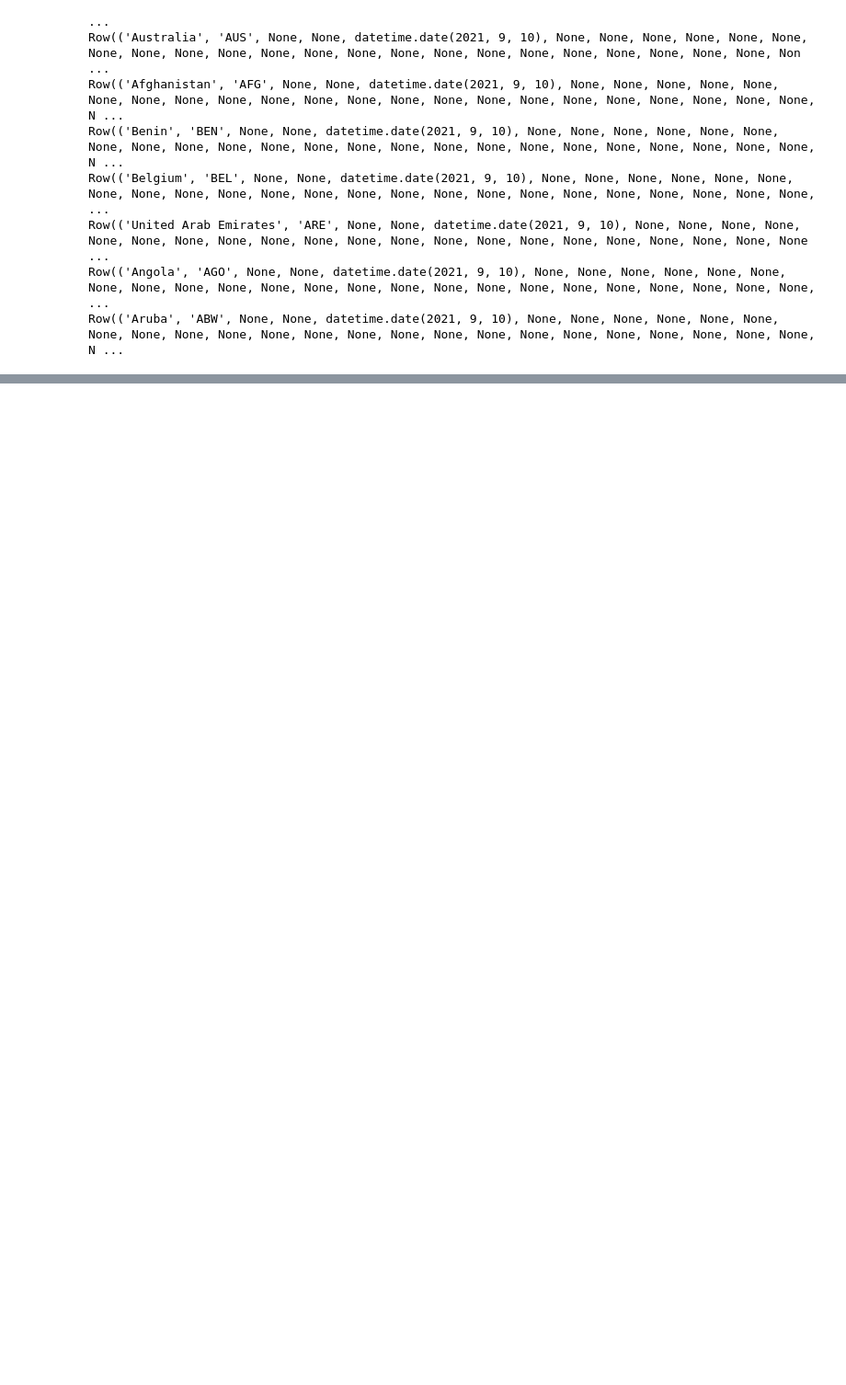
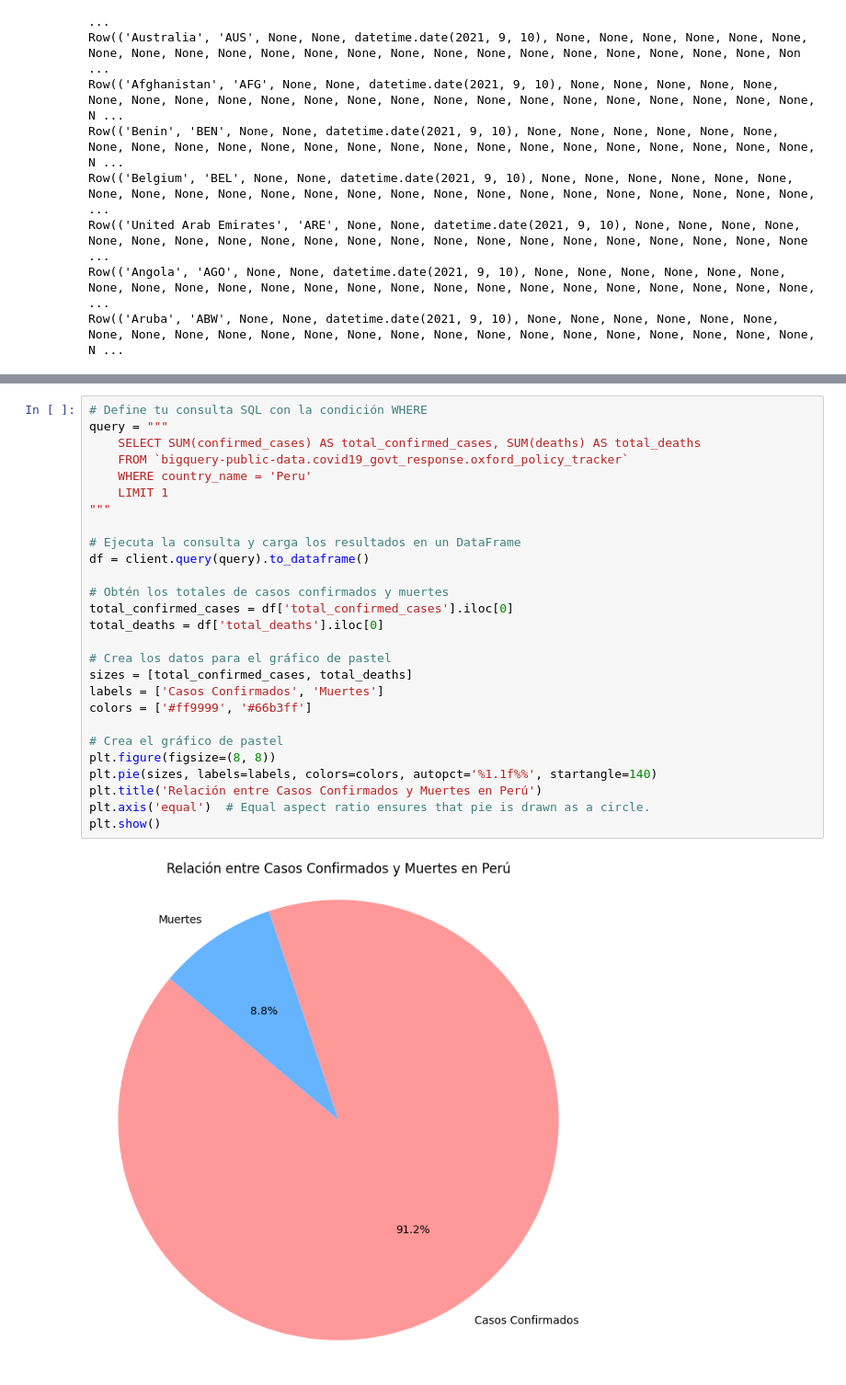
Before and after one commit to gambitius/Mineria-de-Datos, a Jupyter notebook: Solemne_1_Martin_Bastias.ipynb, the cells around one changed output, grey strips where cells are left out. Shown: that part at 92% size. Cells and saved outputs as stored; diff of their text form; blank space fills up the shorter version.

```diff
--- a/Solemne_1_Martin_Bastias.ipynb
+++ b/Solemne_1_Martin_Bastias.ipynb
@@ -117,0 +226,29 @@ Row(('Aruba', 'ABW', None, None, datetime.date(2021, 9, 10), None, None, None, N
+# %%
+# Define tu consulta SQL con la condición WHERE
+query = """
+    SELECT SUM(confirmed_cases) AS total_confirmed_cases, SUM(deaths) AS total_deaths
+    FROM `bigquery-public-data.covid19_govt_response.oxford_policy_tracker`
+    WHERE country_name = 'Peru'
+    LIMIT 1
+"""
+
+# Ejecuta la consulta y carga los resultados en un DataFrame
+df = client.query(query).to_dataframe()
+
+# Obtén los totales de casos confirmados y muertes
+total_confirmed_cases = df['total_confirmed_cases'].iloc[0]
+total_deaths = df['total_deaths'].iloc[0]
+
+# Crea los datos para el gráfico de pastel
+sizes = [total_confirmed_cases, total_deaths]
+labels = ['Casos Confirmados', 'Muertes']
+colors = ['#ff9999', '#66b3ff']
+
+# Crea el gráfico de pastel
+plt.figure(figsize=(8, 8))
+plt.pie(sizes, labels=labels, colors=colors, autopct='%1.1f%%', startangle=140)
+plt.title('Relación entre Casos Confirmados y Muertes en Perú')
+plt.axis('equal')  # Equal aspect ratio ensures that pie is drawn as a circle.
+plt.show()
+# %% [output]
+[figure, added]
```
Also changed, not shown: parts of 8 cells of this notebook.
